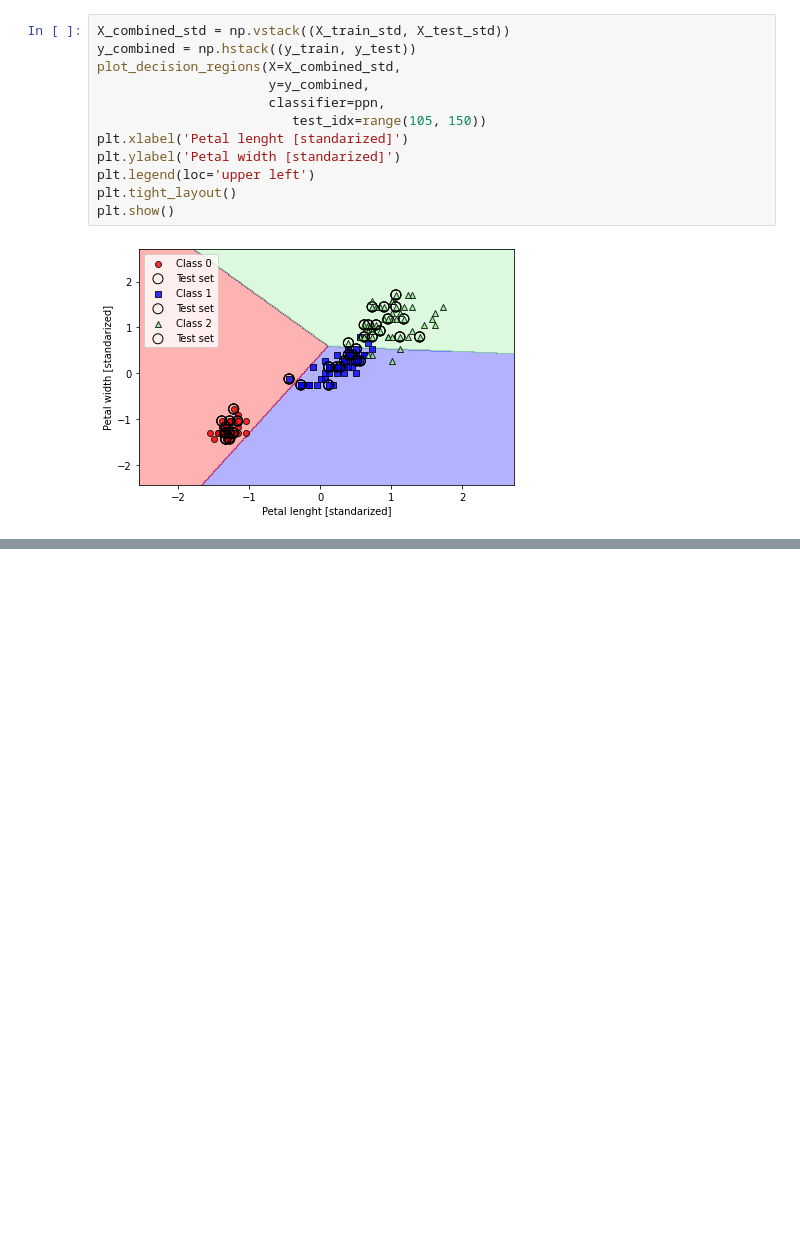
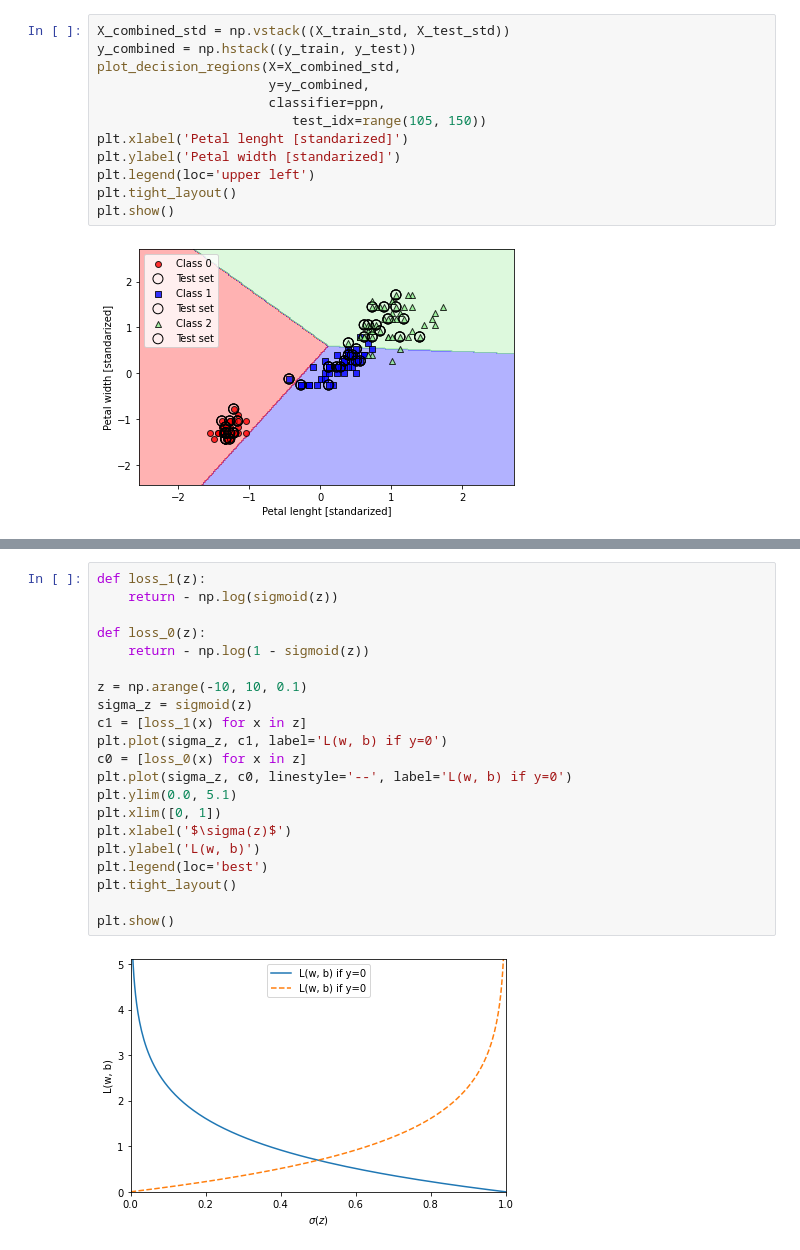
Before and after one commit to robb666/nn, a Jupyter notebook: Machine Learning With PyTorch and Scikit-Learn/Chapter 3.ipynb, the cells around one changed output, grey strips where cells are left out. Drawn from its saved outputs; the diff is of its cells as text; blank space fills up the shorter version.

```diff
--- a/Machine Learning With PyTorch and Scikit-Learn/Chapter 3.ipynb
+++ b/Machine Learning With PyTorch and Scikit-Learn/Chapter 3.ipynb
@@ -110,0 +170,23 @@ plt.show()
+# %%
+def loss_1(z):
+    return - np.log(sigmoid(z))
+
+def loss_0(z):
+    return - np.log(1 - sigmoid(z))
+
+z = np.arange(-10, 10, 0.1)
+sigma_z = sigmoid(z)
+c1 = [loss_1(x) for x in z]
+plt.plot(sigma_z, c1, label='L(w, b) if y=0')
+c0 = [loss_0(x) for x in z]
+plt.plot(sigma_z, c0, linestyle='--', label='L(w, b) if y=0')
+plt.ylim(0.0, 5.1)
+plt.xlim([0, 1])
+plt.xlabel('$\sigma(z)$')
+plt.ylabel('L(w, b)')
+plt.legend(loc='best')
+plt.tight_layout()
+
+plt.show()
+# %% [output]
+[figure, added]
```
Also changed, not shown: parts of 8 cells of this notebook, 1 other file.
